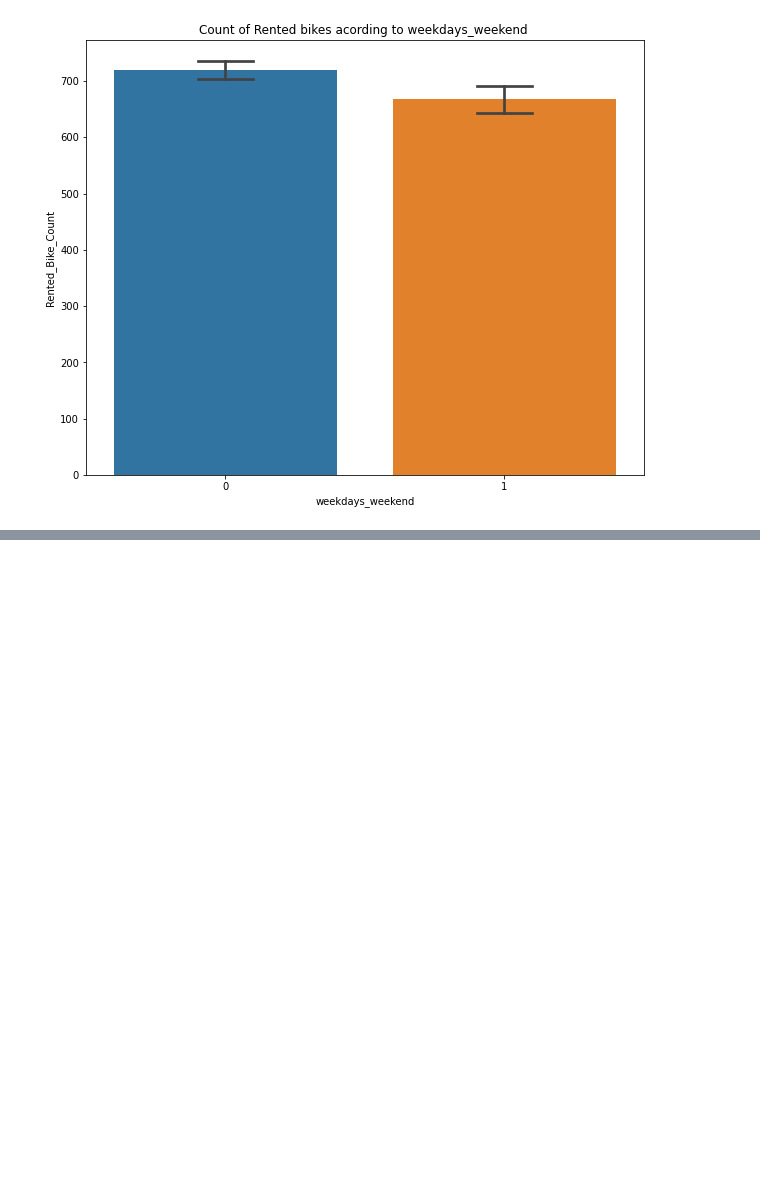
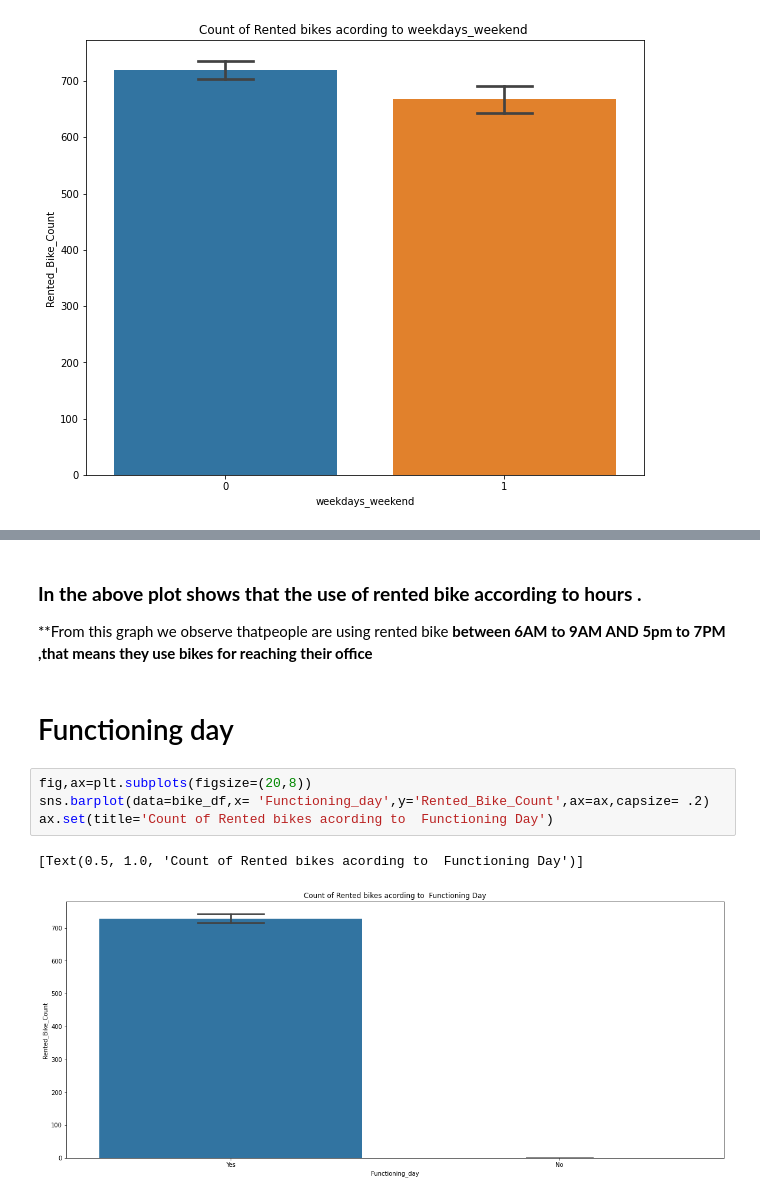
Before and after one commit to abhilashs1/Bike_Sharing_Demand, a Jupyter notebook: Bike_Sharing_Demand.ipynb, the cells around one changed output, grey strips where cells are left out. Cells and saved outputs as stored; diff of their text form; blank space fills up the shorter version.

```diff
--- a/Bike_Sharing_Demand.ipynb
+++ b/Bike_Sharing_Demand.ipynb
@@ -455,0 +467,14 @@ ax.set(title='Count of Rented bikes acording to weekdays_weekend ')
+# %% [markdown]
+### **In the above plot shows that the use of rented bike according to hours .**
+
+
+**From this graph we observe thatpeople are using rented bike **between 6AM to 9AM  AND 5pm to 7PM ,that means they use bikes for reaching their office**
+# %% [markdown]
+# Functioning day
+# %%
+fig,ax=plt.subplots(figsize=(20,8))
+sns.barplot(data=bike_df,x= 'Functioning_day',y='Rented_Bike_Count',ax=ax,capsize= .2)
+ax.set(title='Count of Rented bikes acording to  Functioning Day')
+# %% [output]
+[Text(0.5, 1.0, 'Count of Rented bikes acording to  Functioning Day')]
+[figure, added]
```
Also changed, not shown: parts of 25 cells of this notebook.
